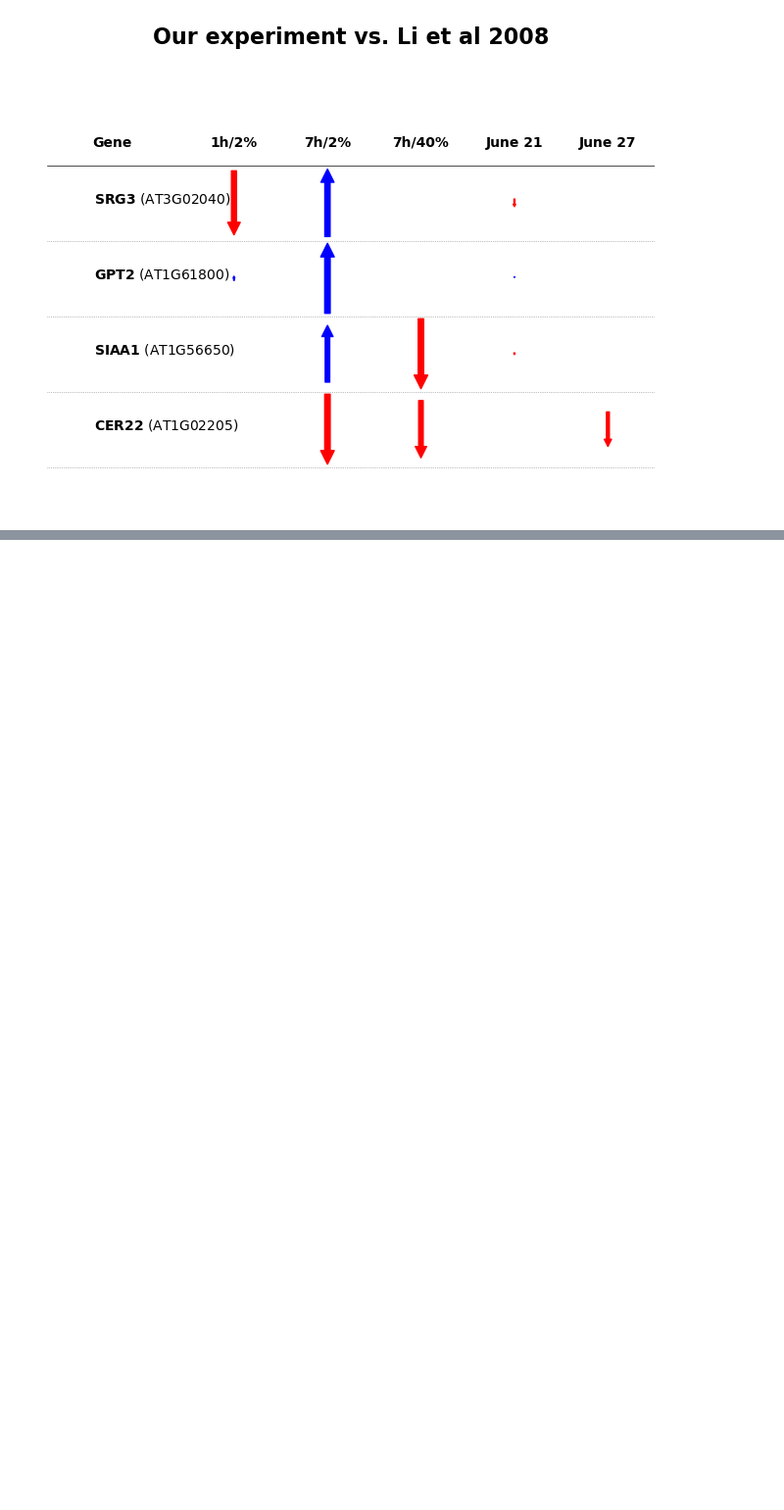
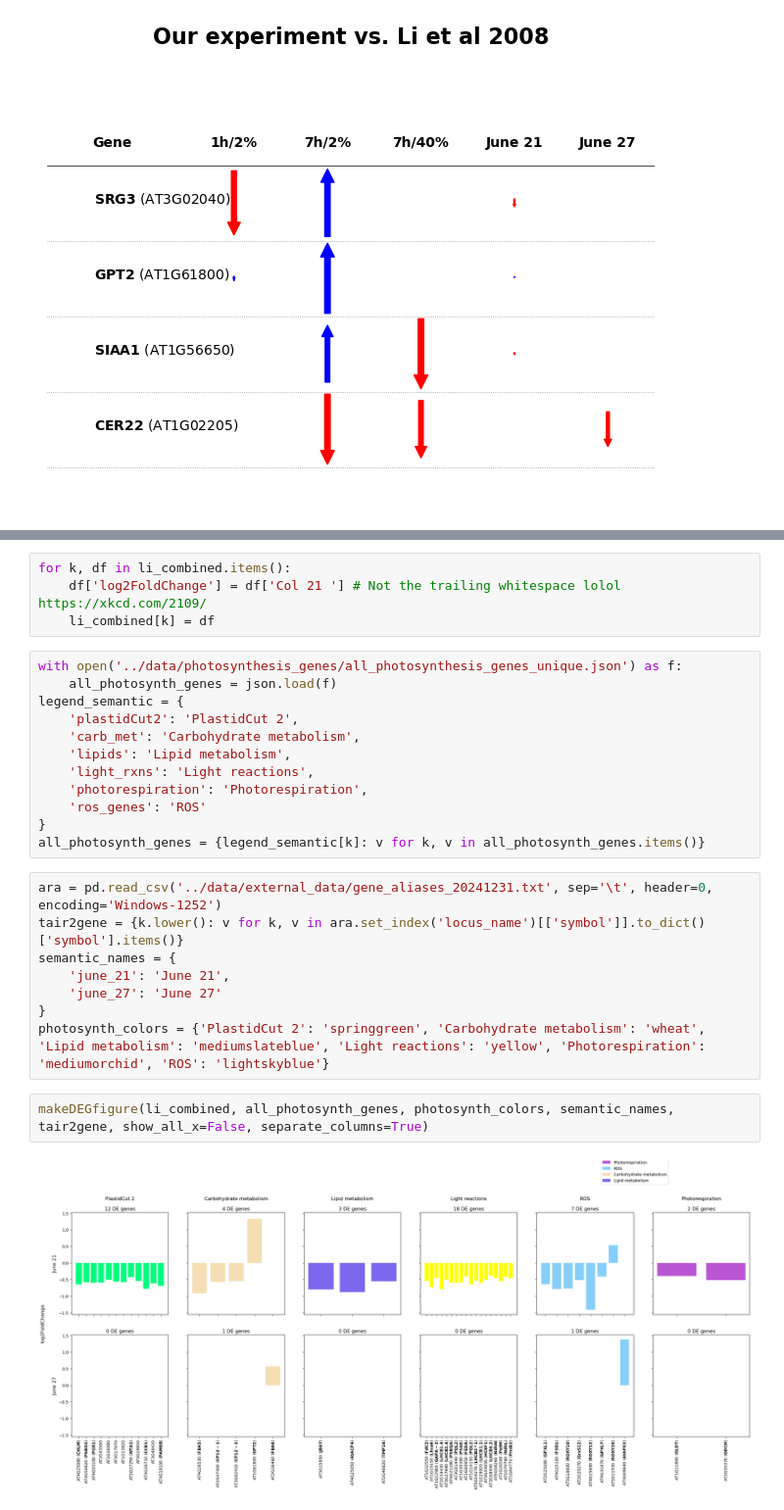
Before and after one commit to serenalotreck/photorespiration-omics, a Jupyter notebook: notebooks/high_CO2_comparison.ipynb, the cells around one changed output, grey strips where cells are left out. Shown at 98% size. Cells and saved outputs as stored; diff of their text form; blank space fills up the shorter version.

Commit message:
Add known genes plot to high CO2 analysis

```diff
--- a/notebooks/high_CO2_comparison.ipynb
+++ b/notebooks/high_CO2_comparison.ipynb
@@ -359,0 +387,28 @@ plot_opposite_expression(
+# %%
+for k, df in li_combined.items():
+    df['log2FoldChange'] = df['Col 21 '] # Not the trailing whitespace lolol https://xkcd.com/2109/
+    li_combined[k] = df
+# %%
+with open('../data/photosynthesis_genes/all_photosynthesis_genes_unique.json') as f:
+    all_photosynth_genes = json.load(f)
+legend_semantic = {
+    'plastidCut2': 'PlastidCut 2',
+    'carb_met': 'Carbohydrate metabolism',
+    'lipids': 'Lipid metabolism',
+    'light_rxns': 'Light reactions',
+    'photorespiration': 'Photorespiration',
+    'ros_genes': 'ROS'
+}
+all_photosynth_genes = {legend_semantic[k]: v for k, v in all_photosynth_genes.items()}
+# %%
+ara = pd.read_csv('../data/external_data/gene_aliases_20241231.txt', sep='\t', header=0, encoding='Windows-1252')
+tair2gene = {k.lower(): v for k, v in ara.set_index('locus_name')[['symbol']].to_dict()['symbol'].items()}
+semantic_names = {
+    'june_21': 'June 21',
+    'june_27': 'June 27'
+}
+photosynth_colors = {'PlastidCut 2': 'springgreen', 'Carbohydrate metabolism': 'wheat', 'Lipid metabolism': 'mediumslateblue', 'Light reactions': 'yellow', 'Photorespiration': 'mediumorchid', 'ROS': 'lightskyblue'}
+# %%
+makeDEGfigure(li_combined, all_photosynth_genes, photosynth_colors, semantic_names, tair2gene, show_all_x=False, separate_columns=True)
+# %% [output]
+[figure, added]
```
Also changed, not shown: parts of 6 cells of this notebook.
